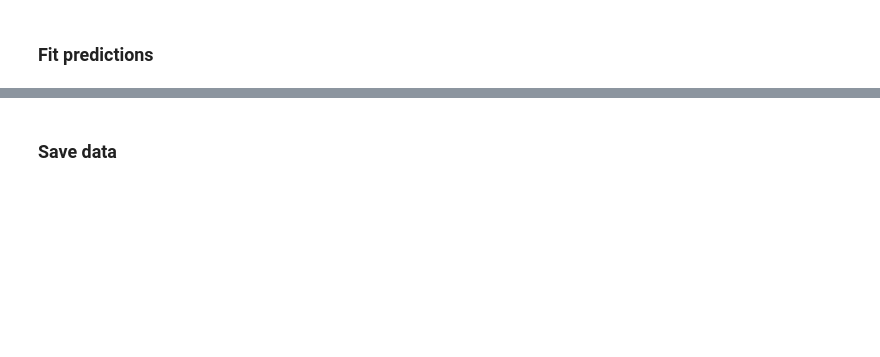
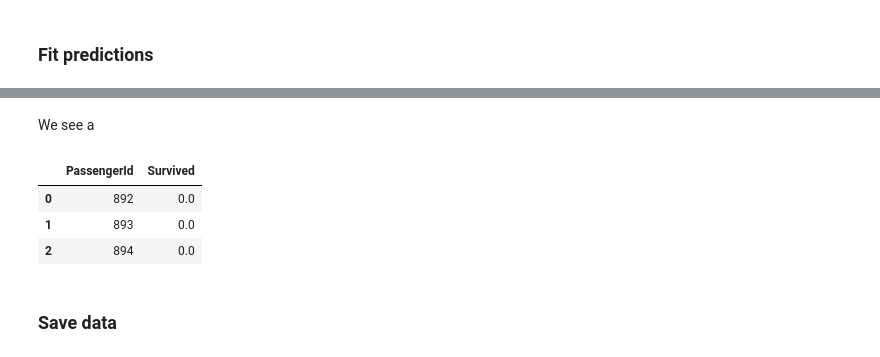
Before and after one commit to HugoLu88/Kaggles, a Jupyter notebook: 1. Titanic/Titanic v2.ipynb, the cells around one changed output, grey strips where cells are left out. Cells and saved outputs as stored; diff of their text form; code cells hidden in the pictures; blank space fills up the shorter version.

```diff
--- a/1. Titanic/Titanic v2.ipynb
+++ b/1. Titanic/Titanic v2.ipynb
@@ -508,5 +602,20 @@ output['Survived'] = test_data_copy['Survived']
+# %% [markdown]
+We see a
+# %%
+final_output = test_data_final.copy(deep = True)
+# %%
+final_output['PassengerId'] = all_data[all_data['data_type'] == "test"]["PassengerId"]
 # %%
-output = output[['PassengerId','Survived']]
+final_output= final_output[['PassengerId','Survived']]
+# %%
+final_output.reset_index(inplace = True, drop = True)
+# %%
+final_output.head(3)
+# %% [output]
+|  | PassengerId | Survived |
+| 0 | 892 | 0.0 |
+| 1 | 893 | 0.0 |
+| 2 | 894 | 0.0 |
 # %% [markdown]
 ### Save data
 # %%
```
Also changed, not shown: parts of 67 cells of this notebook, 1 other file.
